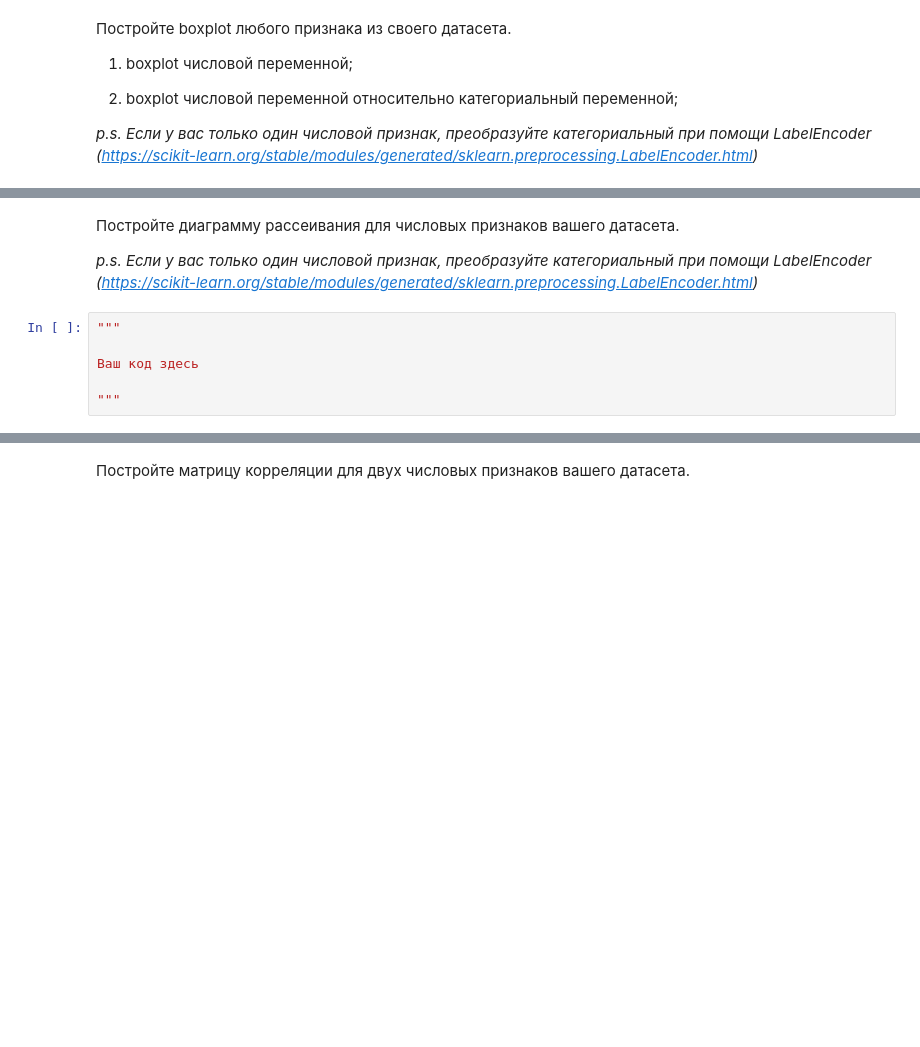
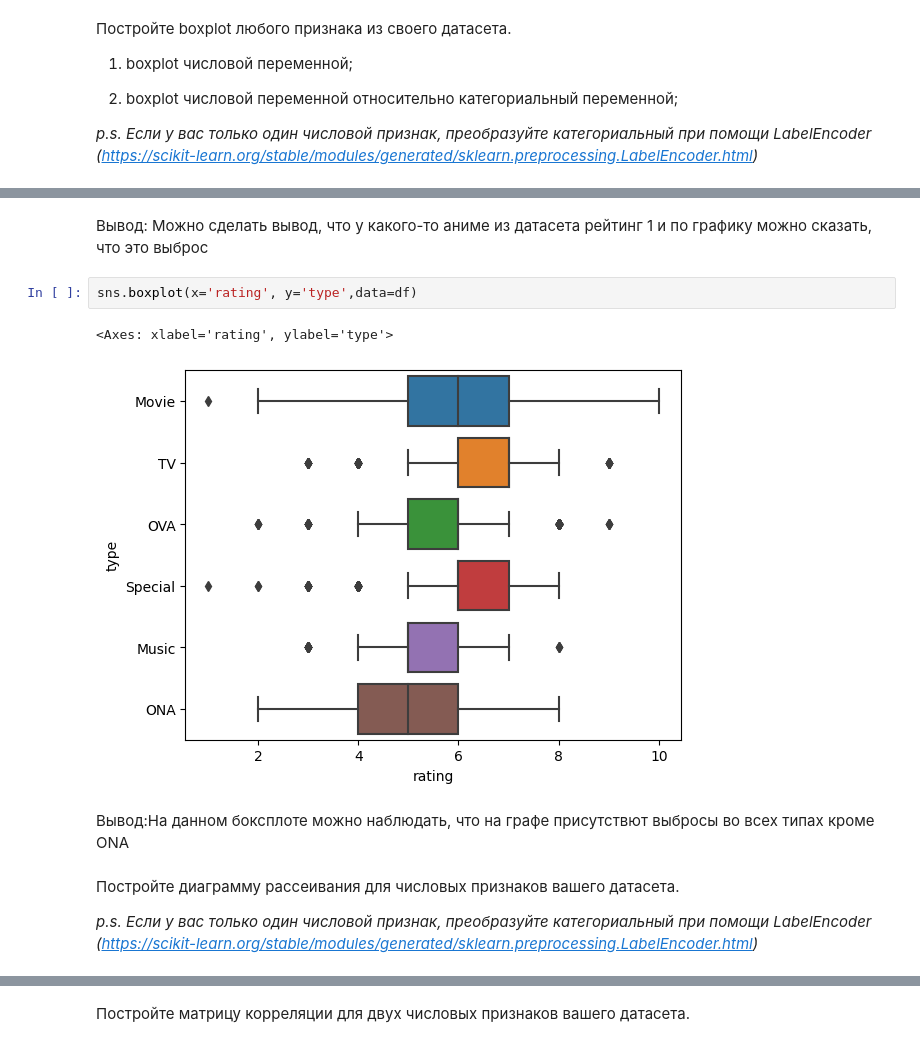
Before and after one commit to mos9z/1lab, a Jupyter notebook: lab2/Задание_2.ipynb, the cells around one changed output, grey strips where cells are left out. Cells and saved outputs as stored; diff of their text form; blank space fills up the shorter version.

```diff
--- a/lab2/Задание_2.ipynb
+++ b/lab2/Задание_2.ipynb
@@ -244,10 +246,13 @@ KeyError: ignored
+# %% [markdown]
+Вывод: Можно сделать вывод, что у какого-то аниме из датасета рейтинг 1 и по графику можно сказать, что это выброс
+# %%
+sns.boxplot(x='rating', y='type',data=df)
+# %% [output]
+<Axes: xlabel='rating', ylabel='type'>
+[figure, added]
+# %% [markdown]
+Вывод:На данном боксплоте можно наблюдать, что на графе присутствют выбросы во всех типах кроме ONA
 # %% [markdown]
 Постройте диаграмму рассеивания для числовых признаков вашего датасета.
 
 *p.s. Если у вас только один числовой признак, преобразуйте категориальный при помощи LabelEncoder (https://scikit-learn.org/stable/modules/generated/sklearn.preprocessing.LabelEncoder.html)*
-# %%
-"""
-
-Ваш код здесь
-
-"""
```
Also changed, not shown: parts of 10 cells of this notebook.
